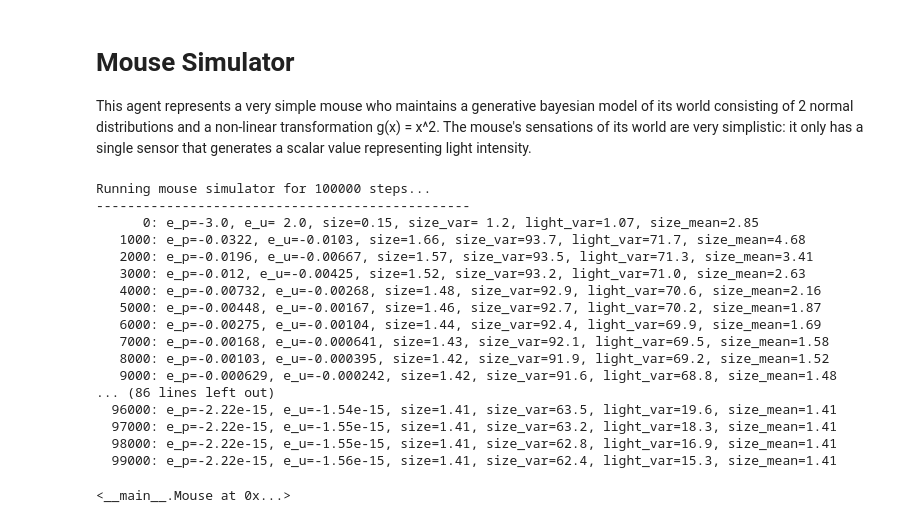
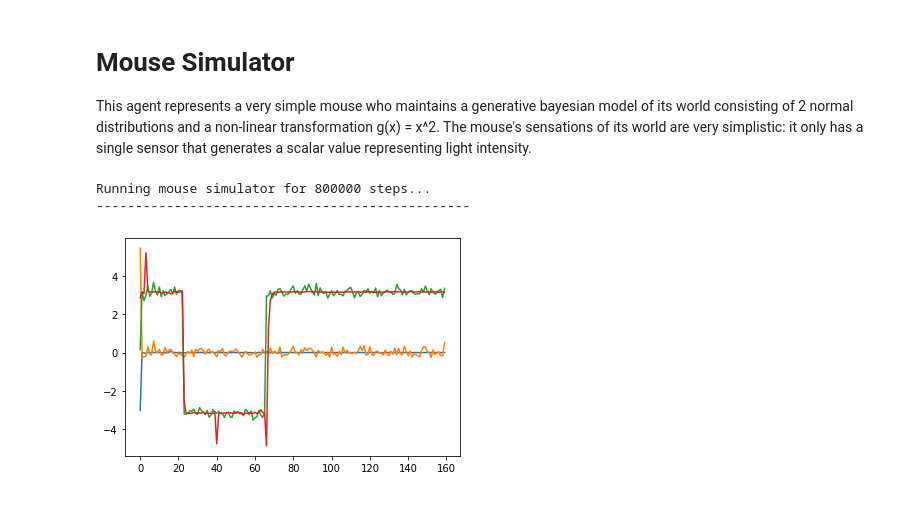
Before and after one commit to andyk/reading, a Jupyter notebook: code_andy/MouseSimulator.ipynb, the cells around one changed output. Drawn from its saved outputs; the diff is of its cells as text; code cells hidden in the pictures.

Commit message:
adds some plotting

```diff
--- a/code_andy/MouseSimulator.ipynb
+++ b/code_andy/MouseSimulator.ipynb
@@ -5,6 +5,8 @@
 This agent represents a very simple mouse who maintains a generative bayesian model of its world consisting of 2 normal distributions and a non-linear transformation g(x) = x^2. The mouse's sensations of its world are very simplistic: it only has a single sensor that generates a scalar value representing light intensity.
 # %%
 import numpy as np
+import matplotlib.pyplot as plt
+from collections import defaultdict
 
 # CookieSensorEnv represents a world that has a cookie and a sensor in it.
 # In this world, only one cookie exists at a time, and that cookie
@@ -59,6 +61,9 @@ class CookieSensorEnv:
 #    are implemented using synaptic plasticity, analogous to the way
 #    params are updated via backprop in TensorFlow.
 
+stats = defaultdict(list)
+#e_p_, e_u_, size_, size_var_, light_var_, size_mean_ = [], [], [], [], [], []
+
 class Mouse:
     def __init__(self, env, steps=1):
         self.light_intensity_error_belief = 0  # epsilon_u
@@ -80,57 +85,49 @@ class Mouse:
             self.num_steps += 1
 
     def update_world_model(self, obs):
-        obs = 2
         # update neural network node vals (belief type 1)
         epsilon_p = (self.cookie_size_belief - self.cookie_size_mean_belief) / self.cookie_size_var_belief
         epsilon_u = (obs - self.area_to_light_belief_fn(self.cookie_size_belief)) / self.light_intensity_var_belief
 
         dF_dPhi = epsilon_u * self.area_to_light_deriv_belief_fn(self.cookie_size_belief) - epsilon_p
         self.cookie_size_belief += self.step_size * dF_dPhi
 
         # update neural network synaptic weights (belief type 2)
         dF_dSigma_p = 0.5 * (epsilon_p**2 - 1 / self.cookie_size_var_belief)      # dF/dSigma_p
         dF_dSigma_u = 0.5 * (epsilon_u**2 - 1 / self.light_intensity_var_belief)  # dF/dSigma_u
         dF_dvp = epsilon_p                                                       # dF/dv_p
 
         self.cookie_size_var_belief += self.step_size * dF_dSigma_p
         self.light_intensity_var_belief += self.step_size * dF_dSigma_u
         self.cookie_size_mean_belief += self.step_size * dF_dvp
 
 
         # print updated neural network values
-        if self.num_steps % 1000 == 0:
-            print(f"{self.num_steps:7}: e_p={epsilon_p:4.3}, e_u={epsilon_u:4.3}, " +
-                  f"size={self.cookie_size_belief:4.3}, " +
-                  f"size_var={self.cookie_size_var_belief:4.3}, " +
-                  f"light_var={self.light_intensity_var_belief:4.3}, " +
-                  f"size_mean={self.cookie_size_mean_belief:4.3}")
+        if self.num_steps % 5000 == 0:
+            #print(f"{self.num_steps:7}: e_p={epsilon_p:4.3}, e_u={epsilon_u:4.3}, " +
+            #      f"size={self.cookie_size_belief:4.3}, " +
+            #      f"size_var={self.cookie_size_var_belief:4.3}, " +
+            #      f"light_var={self.light_intensity_var_belief:4.3}, " +
+            #      f"size_mean={self.cookie_size_mean_belief:4.3}")
 
-
+            stats["e_p"].append(epsilon_p)
+            stats["e_u"].append(epsilon_u)
+            stats["size"].append(self.cookie_size_belief)
+            stats["size_var"].append(self.cookie_size_var_belief)
+            stats["light_var"].append(self.light_intensity_var_belief)
+            stats["size_mean"].append(self.cookie_size_mean_belief)
 
 
 # Create a mouse agent and see what it learns as its best guess of the
 # size of cookies it is seeing.
-num_steps = 100000
+num_steps = 800000
 print(f"Running mouse simulator for {num_steps} steps...")
 print("------------------------------------------------")
 Mouse(CookieSensorEnv(), steps=num_steps)
+
+for stat in [stats["e_p"], stats["e_u"], stats["size"], stats["size_mean"]]:
+    pyplot.plot(stat)
 # %% [output]
-Running mouse simulator for 100000 steps...
+Running mouse simulator for 800000 steps...
 ------------------------------------------------
-      0: e_p=-3.0, e_u= 2.0, size=0.15, size_var= 1.2, light_var=1.07, size_mean=2.85
-   1000: e_p=-0.0322, e_u=-0.0103, size=1.66, size_var=93.7, light_var=71.7, size_mean=4.68
-   2000: e_p=-0.0196, e_u=-0.00667, size=1.57, size_var=93.5, light_var=71.3, size_mean=3.41
-   3000: e_p=-0.012, e_u=-0.00425, size=1.52, size_var=93.2, light_var=71.0, size_mean=2.63
-   4000: e_p=-0.00732, e_u=-0.00268, size=1.48, size_var=92.9, light_var=70.6, size_mean=2.16
-   5000: e_p=-0.00448, e_u=-0.00167, size=1.46, size_var=92.7, light_var=70.2, size_mean=1.87
-   6000: e_p=-0.00275, e_u=-0.00104, size=1.44, size_var=92.4, light_var=69.9, size_mean=1.69
-   7000: e_p=-0.00168, e_u=-0.000641, size=1.43, size_var=92.1, light_var=69.5, size_mean=1.58
-   8000: e_p=-0.00103, e_u=-0.000395, size=1.42, size_var=91.9, light_var=69.2, size_mean=1.52
-   9000: e_p=-0.000629, e_u=-0.000242, size=1.42, size_var=91.6, light_var=68.8, size_mean=1.48
-... (86 lines left out)
-  96000: e_p=-2.22e-15, e_u=-1.54e-15, size=1.41, size_var=63.5, light_var=19.6, size_mean=1.41
-  97000: e_p=-2.22e-15, e_u=-1.55e-15, size=1.41, size_var=63.2, light_var=18.3, size_mean=1.41
-  98000: e_p=-2.22e-15, e_u=-1.55e-15, size=1.41, size_var=62.8, light_var=16.9, size_mean=1.41
-  99000: e_p=-2.22e-15, e_u=-1.56e-15, size=1.41, size_var=62.4, light_var=15.3, size_mean=1.41
-<__main__.Mouse at 0x...>
+[figure, added]
```
Also changed, not shown: parts of 1 cell of this notebook.
